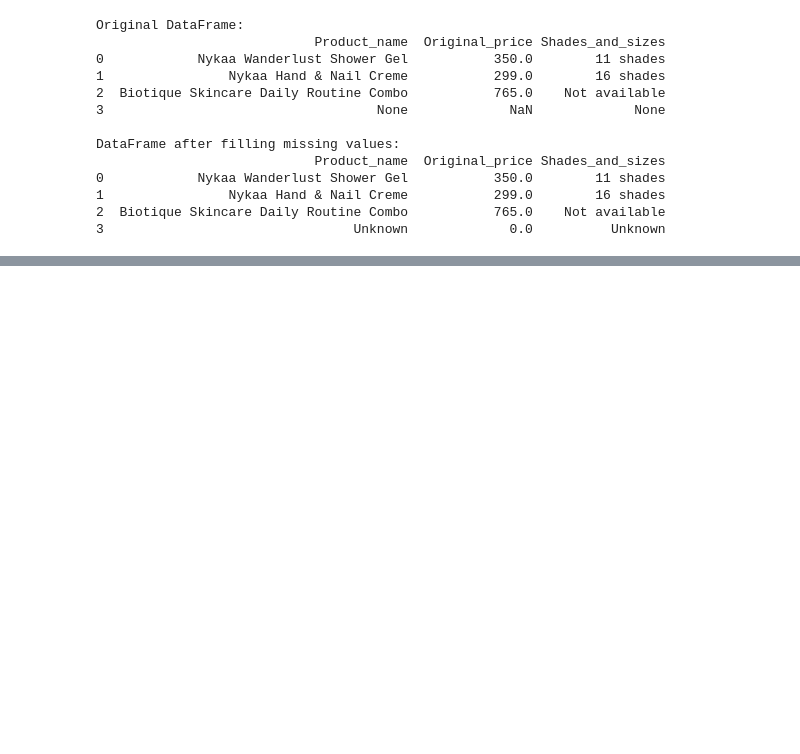
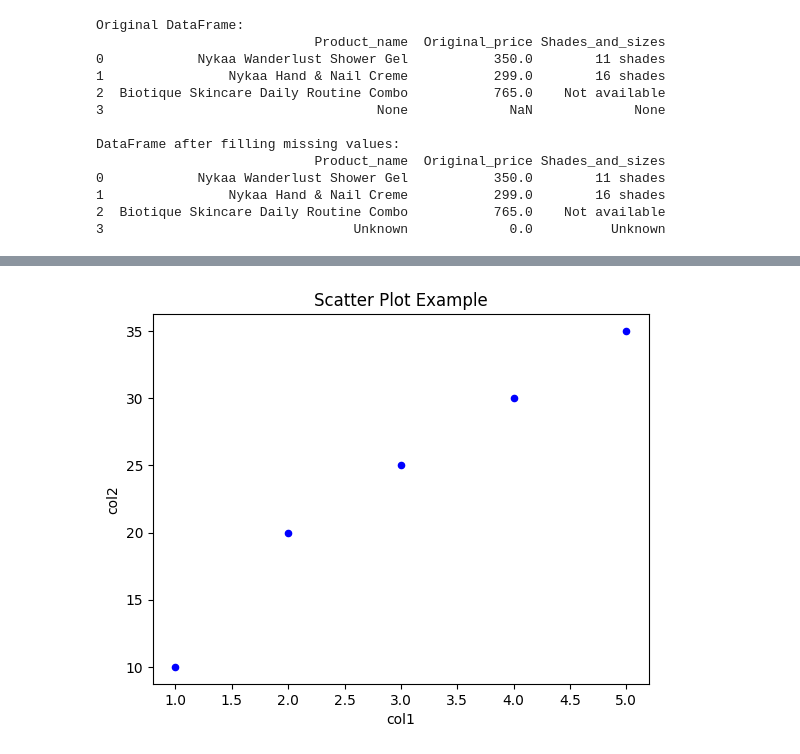
Before and after one commit to SuruthiBT/Github_SNC, a Jupyter notebook: Assignment_Pandas.ipynb, the cells around one changed output, grey strips where cells are left out. Cells and saved outputs as stored; diff of their text form; code cells hidden in the pictures; blank space fills up the shorter version.

```diff
--- a/Assignment_Pandas.ipynb
+++ b/Assignment_Pandas.ipynb
@@ -132,0 +330,17 @@ DataFrame after filling missing values:
+# %%
+#Scatter Plot: df.plot.scatter(x='col1', y='col2')
+import pandas as pd
+import matplotlib.pyplot as plt
+
+# Sample DataFrame
+data = {'col1': [1, 2, 3, 4, 5],
+        'col2': [10, 20, 25, 30, 35]}
+df = pd.DataFrame(data)
+
+# Scatter Plot
+df.plot.scatter(x='col1', y='col2', color='blue', title='Scatter Plot Example')
+
+# Show the plot
+plt.show()
+# %% [output]
+[figure, added]
```
Also changed, not shown: parts of 48 cells of this notebook.
